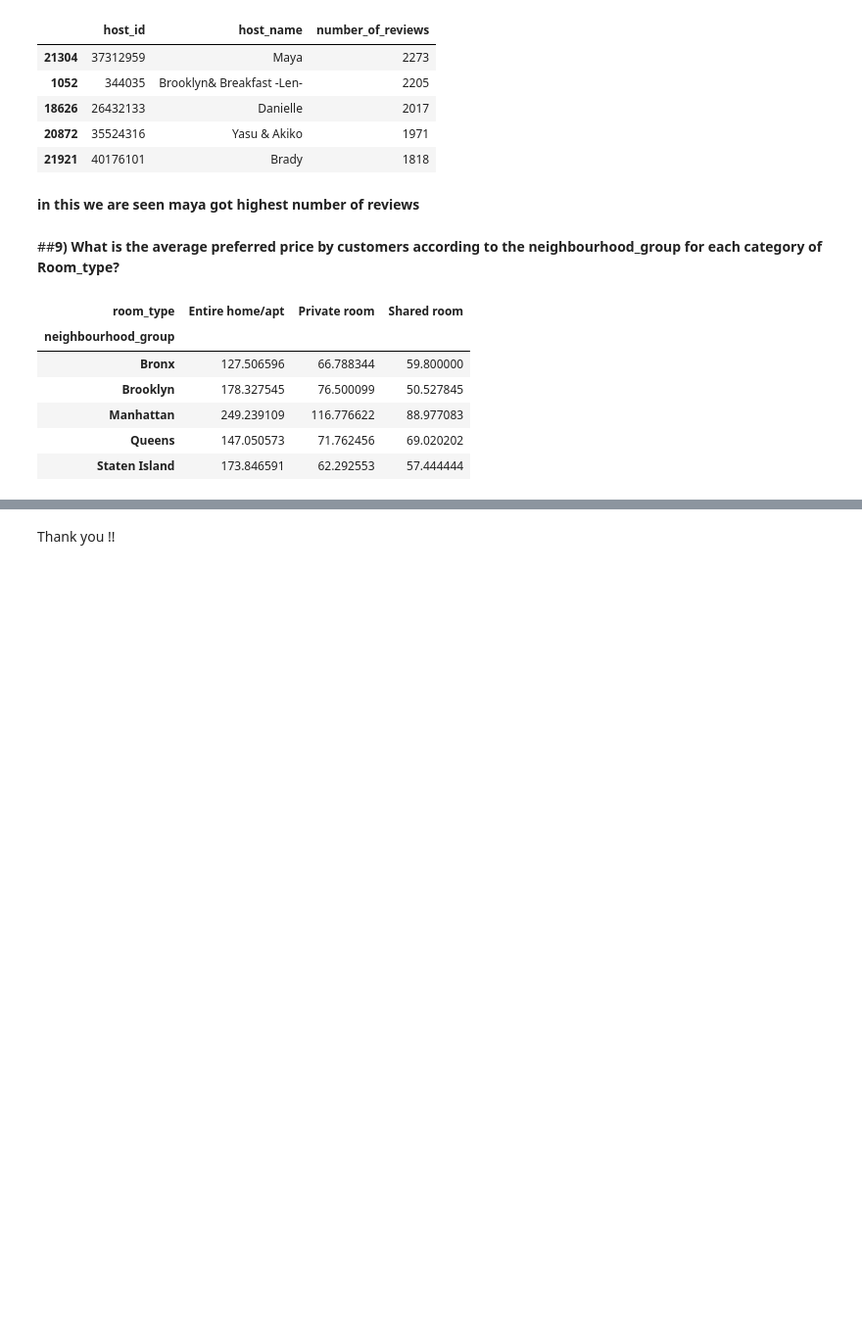
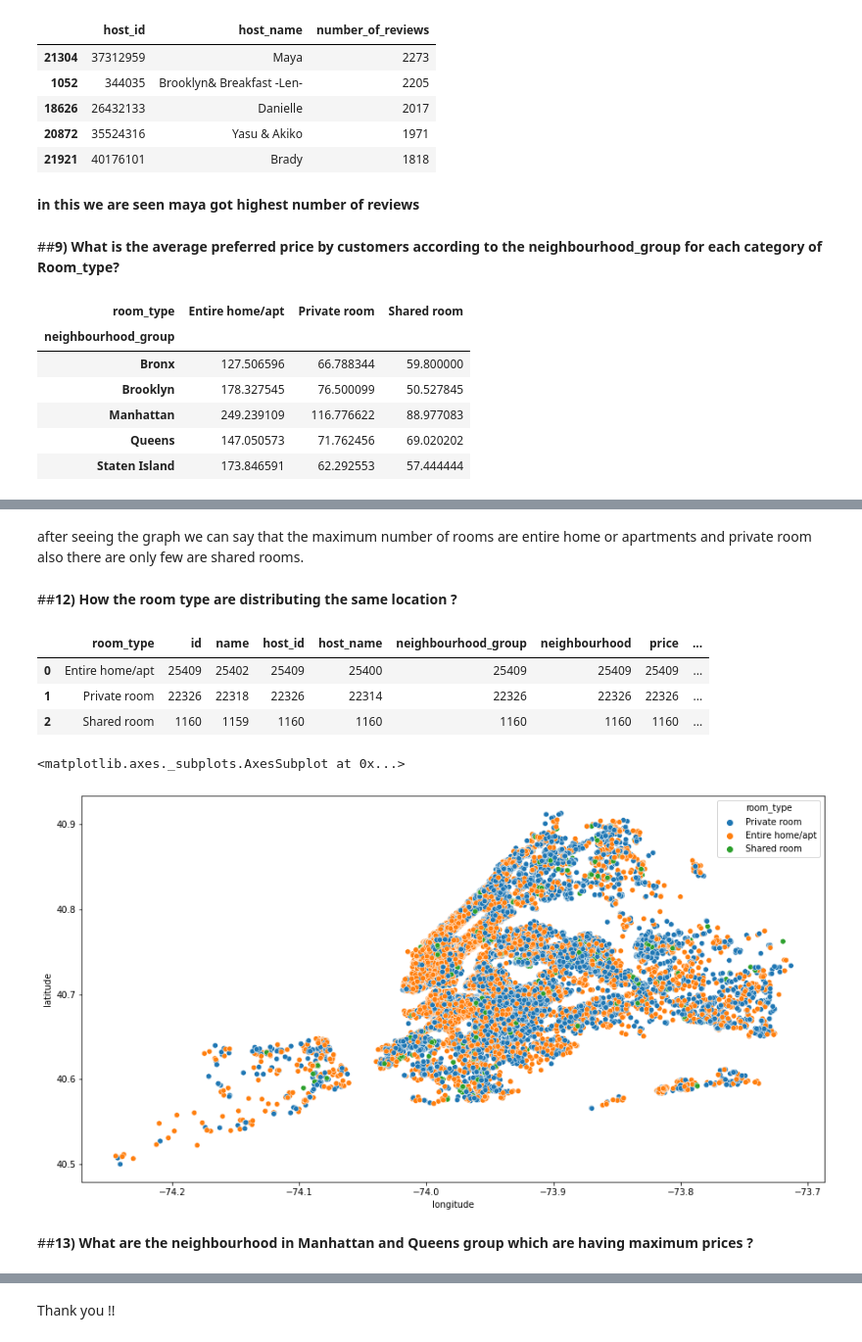
Before and after one commit to Kar1995/Air-bnb-Project, a Jupyter notebook: Airbnb_data_anaylsis.ipynb, the cells around one changed output, grey strips where cells are left out. Shown at 98% size. Cells and saved outputs as stored; diff of their text form; code cells hidden in the pictures; blank space fills up the shorter version.

```diff
--- a/Airbnb_data_anaylsis.ipynb
+++ b/Airbnb_data_anaylsis.ipynb
@@ -426,0 +462,20 @@ Observations: As we can see that manhattan is most costly and bronx is cheap for
+# %% [markdown]
+after seeing the graph we can say that the maximum number of rooms are entire home or apartments and private room also there are only few are shared rooms.
+# %% [markdown]
+##**12) How the room type are distributing the same location ?**
+# %%
+traffic_areas = new_df.groupby(['room_type']).count().reset_index()
+traffic_areas
+# %% [output]
+|  | room_type | id | name | host_id | host_name | neighbourhood_group | neighbourhood | price | ... |
+| 0 | Entire home/apt | 25409 | 25402 | 25409 | 25400 | 25409 | 25409 | 25409 | ... |
+| 1 | Private room | 22326 | 22318 | 22326 | 22314 | 22326 | 22326 | 22326 | ... |
+| 2 | Shared room | 1160 | 1159 | 1160 | 1160 | 1160 | 1160 | 1160 | ... |
+# %%
+plt.figure(figsize=(15,8))
+sns.scatterplot(x=df['longitude'], y=df['latitude'], hue=df['room_type'])
+# %% [output]
+<matplotlib.axes._subplots.AxesSubplot at 0x...>
+[figure, added]
+# %% [markdown]
+##**13) What are the neighbourhood in Manhattan and Queens group which are having maximum prices ?**
```
Also changed, not shown: parts of 22 cells of this notebook.
